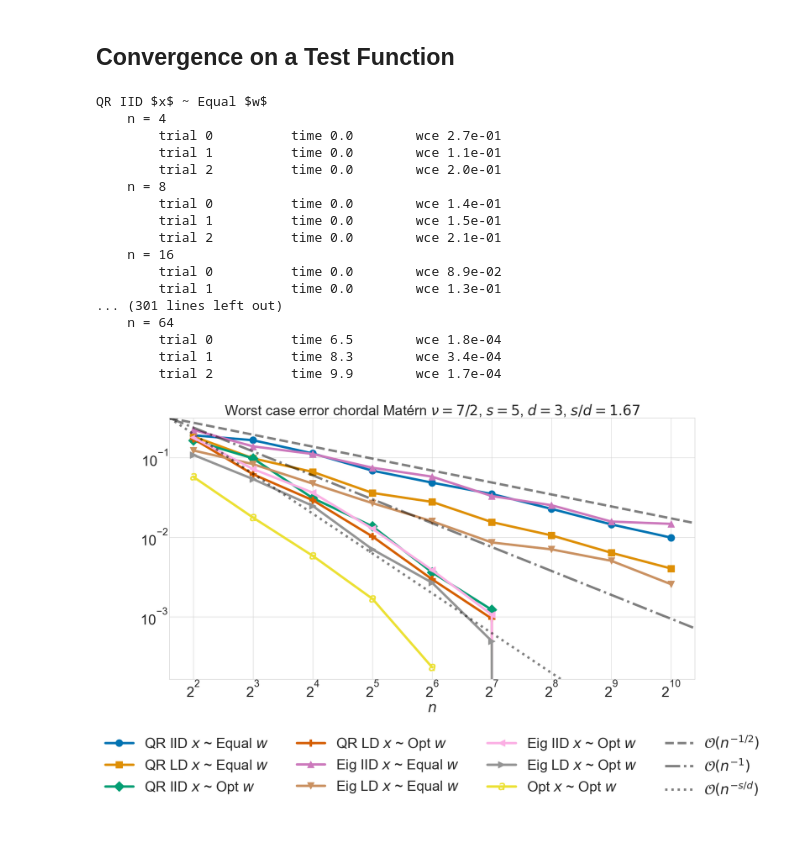
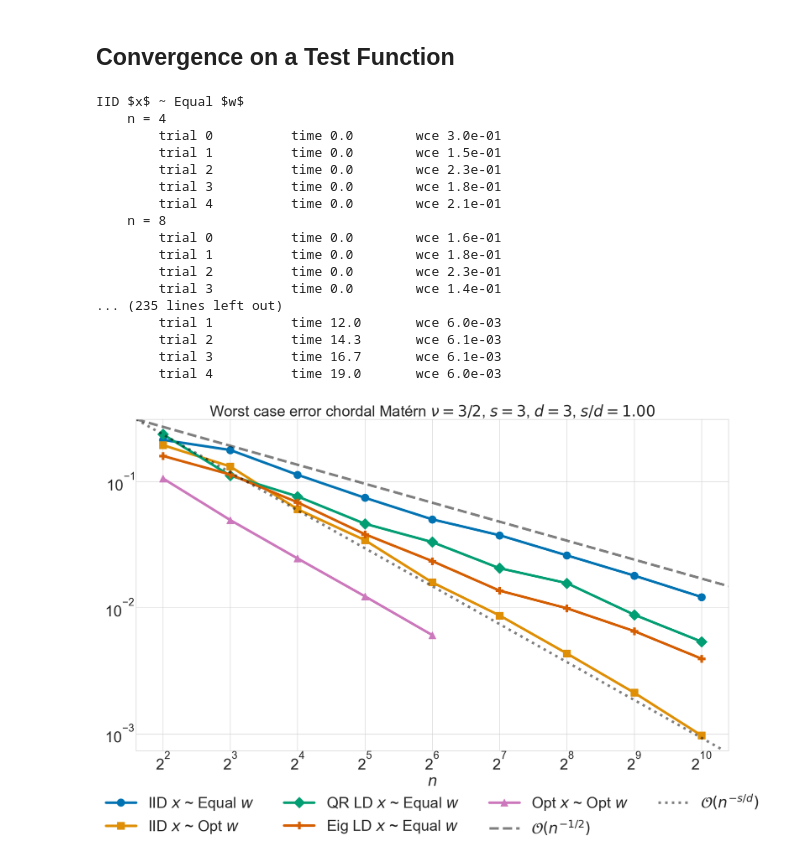
Before and after one commit to alegresor/rmatqmcpy, a Jupyter notebook: flag.matern_kernel.ipynb, the cells around one changed output. Saved outputs shown, nothing was run; the diff lists cells and outputs as text; code cells hidden in the pictures; blank space fills up the shorter version.

```diff
--- a/flag.matern_kernel.ipynb
+++ b/flag.matern_kernel.ipynb
@@ -39,7 +39,7 @@ print("m = %s"%str(m))
 print("d = %d"%d)
 kernels = {nu: flagqmcpy.KernelMaternChordal(lam,nu) for nu in flagqmcpy.KernelMaternChordal.SUPPORTED_NU}
 x_ref = flagqmcpy.genflag_x_eig_ld(2**0,lam,seed=7)
-y_ref = flagqmcpy.genflag_x_eig_ld(2**23,lam,seed=11)
+y_ref = flagqmcpy.genflag_x_eig_ld(2**25,lam,seed=11)
 means = {nu: kernels[nu](x_ref[:,None,:,:],y_ref[None,:,:,:]).mean().item() for nu in flagqmcpy.KernelMaternChordal.SUPPORTED_NU}
 print("means:")
 for nu,mean in means.items():
@@ -160,22 +159,19 @@ def wce2_plus_kappa(x, w):
     return torch.einsum("...i,...ij,...j->...",w,kmat,w) # (...,)
 # %%
 genf_funcs = [
-    [r"QR IID $x$ ~ Equal $w$", flagqmcpy.genflag_x_qr_iid_equal_w],
+    [r"IID $x$ ~ Equal $w$", flagqmcpy.genflag_x_qr_iid_equal_w],
+    [r"IID $x$ ~ Opt $w$", genflag_qr_iid_x_opt_w],
     [r"QR LD $x$ ~ Equal $w$", flagqmcpy.genflag_x_qr_ld_equal_w],
-    [r"QR IID $x$ ~ Opt $w$", genflag_qr_iid_x_opt_w],
-    [r"QR LD $x$ ~ Opt $w$", genflag_qr_ld_x_opt_w],
-    [r"Eig IID $x$ ~ Equal $w$", flagqmcpy.genflag_x_eig_iid_equal_w],
     [r"Eig LD $x$ ~ Equal $w$", flagqmcpy.genflag_x_eig_ld_equal_w],
-    [r"Eig IID $x$ ~ Opt $w$", genflag_eig_iid_x_opt_w],
-    [r"Eig LD $x$ ~ Opt $w$", genflag_eig_ld_x_opt_w],
+    # [r"QR LD $x$ ~ Opt $w$", genflag_qr_ld_x_opt_w],
+    # [r"Eig LD $x$ ~ Opt $w$", genflag_eig_ld_x_opt_w],
     [r"Opt $x$ ~ Opt $w$", genflag_opt_x_w],
-
 ]
-nu = 7/2
+nu = 3/2
 s = nu+d/2
 kernel = kernels[nu]
 n = 2**torch.arange(2,11)
-trials = 3
+trials = 5
 seeds = [i for i in range(trials)]
 wces = torch.nan*torch.empty((len(genf_funcs),len(n),trials))
 t0 = time.perf_counter()
@@ -188,50 +184,51 @@ for i,(key,genf_func) in enumerate(genf_funcs):
             x,w = genf_func(n=n[j],lam=lam,seed=seeds[t])
             wces[i,j,t] = np.sqrt(max(0,float(wce2_plus_kappa(x,w).cpu()-means[nu])))
             print("        trial %-10d time %-10.1f wce %-10.1e"%(t,time.perf_counter()-t0,wces[i,j,t]))
-        if (time.perf_counter()-t0_ij)>2:
+        if (time.perf_counter()-t0_ij)/trials>2:
             break
 # %% [output]
-QR IID $x$ ~ Equal $w$
+IID $x$ ~ Equal $w$
     n = 4
-        trial 0          time 0.0        wce 2.7e-01
-        trial 1          time 0.0        wce 1.1e-01
-        trial 2          time 0.0        wce 2.0e-01
+        trial 0          time 0.0        wce 3.0e-01
+        trial 1          time 0.0        wce 1.5e-01
+        trial 2          time 0.0        wce 2.3e-01
+        trial 3          time 0.0        wce 1.8e-01
+        trial 4          time 0.0        wce 2.1e-01
     n = 8
-        trial 0          time 0.0        wce 1.4e-01
-        trial 1          time 0.0        wce 1.5e-01
-        trial 2          time 0.0        wce 2.1e-01
-    n = 16
-        trial 0          time 0.0        wce 8.9e-02
-        trial 1          time 0.0        wce 1.3e-01
-... (301 lines left out)
-    n = 64
-        trial 0          time 6.5        wce 1.8e-04
-        trial 1          time 8.3        wce 3.4e-04
-        trial 2          time 9.9        wce 1.7e-04
+        trial 0          time 0.0        wce 1.6e-01
+        trial 1          time 0.0        wce 1.8e-01
+        trial 2          time 0.0        wce 2.3e-01
+        trial 3          time 0.0        wce 1.4e-01
+... (235 lines left out)
+        trial 1          time 12.0       wce 6.0e-03
+        trial 2          time 14.3       wce 6.1e-03
+        trial 3          time 16.7       wce 6.1e-03
+        trial 4          time 19.0       wce 6.0e-03
 # %%
-fig,ax = pyplot.subplots(nrows=1,ncols=1,figsize=(MPLP["PW"]/1.5,MPLP["PW"]/2/1.5),sharex=True,sharey=False)
-wces_metrics = wces.median(-1).values
+fig,ax = pyplot.subplots(nrows=1,ncols=1,figsize=(MPLP["PW"]/1.5,MPLP["PW"]/1.5/1.5),sharex=True,sharey=False)
+wces_metrics = wces.mean(-1)
 for i,(key,_) in enumerate(genf_funcs):
     ax.plot(n,wces_metrics[i],color=MPLP["COLORS"][i],marker=MPLP["MARKERS"][i],label=key)
 ax.set_yscale("log",base=10)
 ax.set_xscale("log",base=2)
 xmin,xmax = ax.get_xlim()
 ymin,ymax = ax.get_ylim()
 ax.set_xlim([xmin,xmax])
 ax.set_ylim([ymin,ymax])
 ax.axline([xmin,ymax],[2*xmin,2**(-1/2)*ymax],color="k",alpha=0.5,label=r"$\mathcal{O}(n^{-1/2})$",linestyle="dashed")
-ax.axline([xmin,ymax],[2*xmin,2**(-1)*ymax],color="k",alpha=0.5,label=r"$\mathcal{O}(n^{-1})$",linestyle="dashdot")
 ax.axline([xmin,ymax],[2*xmin,2**(-s/d)*ymax],color="k",alpha=0.5,label=r"$\mathcal{O}(n^{-s/d})$",linestyle="dotted")
-ax.legend(frameon=False,ncols=4,loc="lower center",bbox_to_anchor=(.5,-.5))
+ax.legend(frameon=False,ncols=4,loc="lower center",bbox_to_anchor=(.5,-.3))
 assert s==np.inf or s%1 in [0,1/2]
 if s==np.inf:
     s_str = r"\infty"
 elif s%1==0:
     s_str = r"%d"%s
 elif s%1==1/2:
     s_str = r"$%d/2$"%(2*s)
 ax.set_title(r"Worst case error chordal Matérn "+kernel.nu_str+r", $s = %s$"%s_str+r", $d=%d$"%d+r", $s/d = %.2f$"%(s/d))
-ax.set_xlabel(r"$n$");
+ax.set_xlabel(r"$n$")
+fig.tight_layout()
+fig.savefig("./out/WCE.N%d.d%d.nu%s.png"%(N,d,nu))
 # %% [output]
-[figure, old version]
+[figure, new version]
 # %%
```
Also changed, not shown: parts of 3 cells of this notebook, 2 other files.
